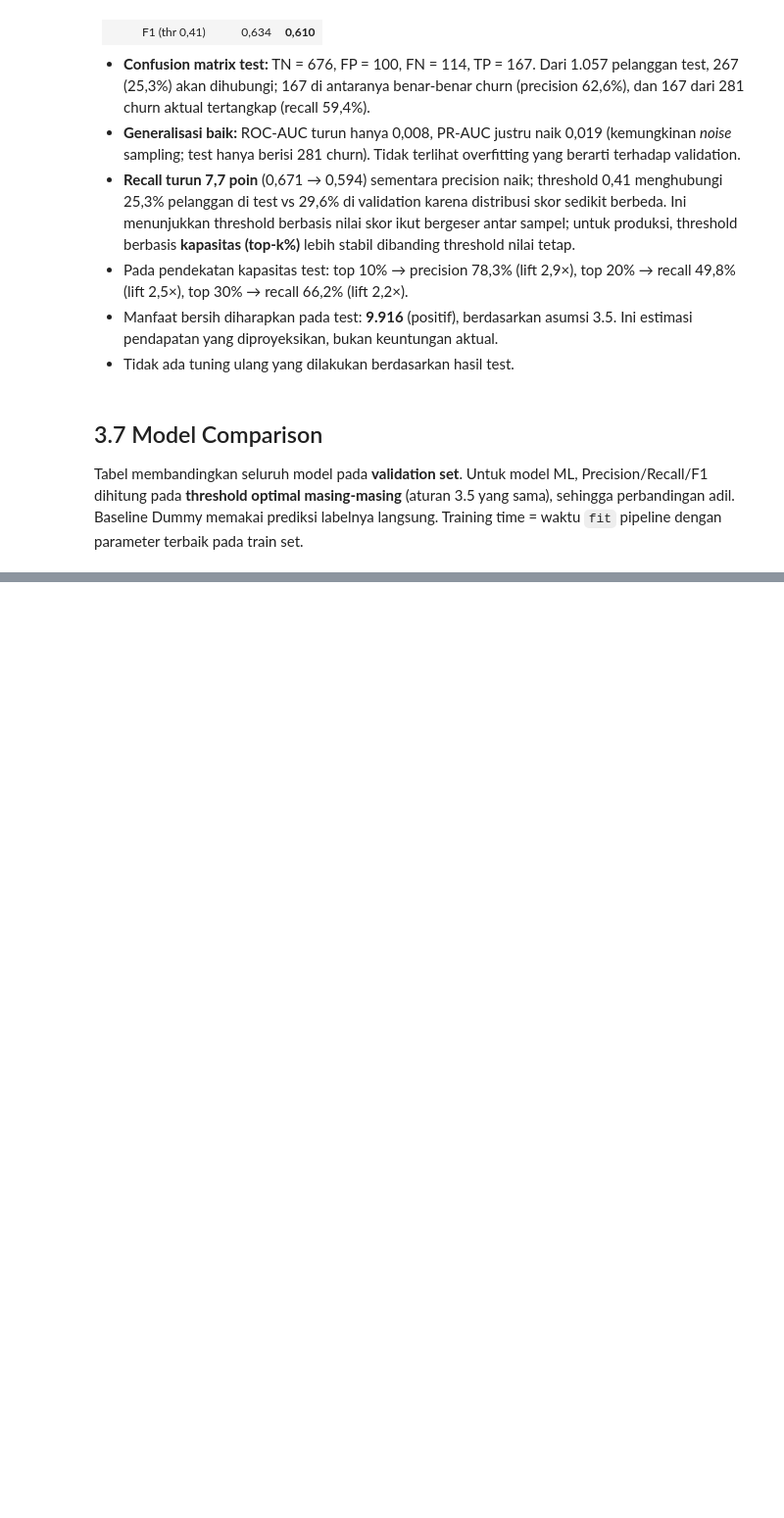
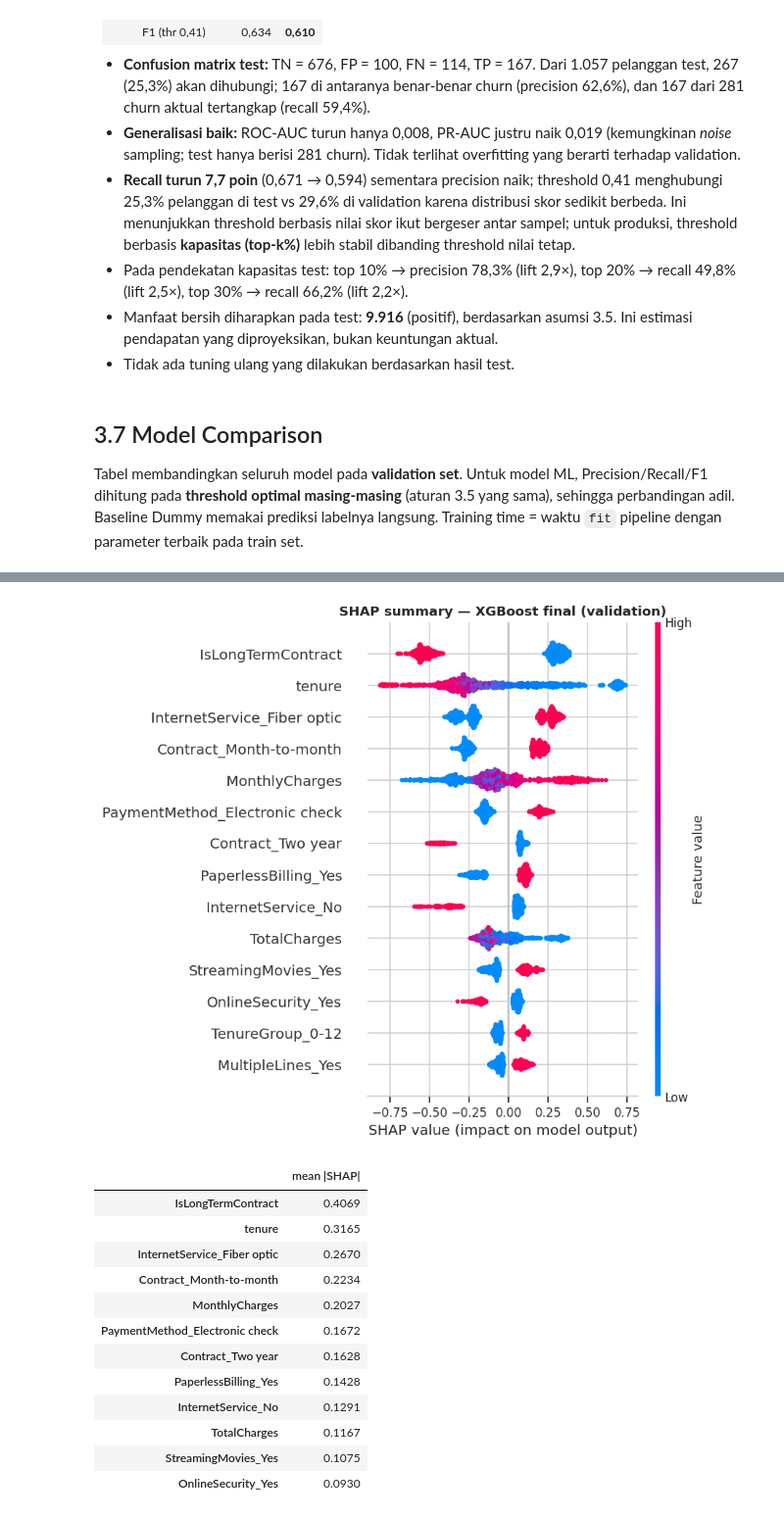
Before and after one commit to arielsharonferdinandus/Telco_Customer_Churn_Prediction, a Jupyter notebook: Telco_Churn_Notebook.ipynb, the cells around one changed output, grey strips where cells are left out. Shown at 98% size. Cells and saved outputs as stored; diff of their text form; code cells hidden in the pictures; blank space fills up the shorter version.

```diff
--- a/Telco_Churn_Notebook.ipynb
+++ b/Telco_Churn_Notebook.ipynb
@@ -1265,0 +1466,25 @@ Evaluasi akhir model final pada TEST set:
+# %%
+import shap
+prep_f = final_pipe.named_steps['prep']; model_f = final_pipe.named_steps['model']
+Xv_t = prep_f.transform(Xva)
+explainer = shap.TreeExplainer(model_f)
+sv = explainer.shap_values(Xv_t)
+sv = sv[1] if isinstance(sv, list) else sv
+plt.figure(); shap.summary_plot(sv, Xv_t, max_display=14, show=False); plt.title('SHAP summary — XGBoost final (validation)'); plt.tight_layout(); plt.show()
+shap_imp = pd.Series(np.abs(sv).mean(0), index=Xv_t.columns).sort_values(ascending=False)
+display(shap_imp.head(12).round(4).to_frame('mean |SHAP|'))
+# %% [output]
+[figure, added]
+|  | mean |SHAP| |
+| IsLongTermContract | 0.4069 |
+| tenure | 0.3165 |
+| InternetService_Fiber optic | 0.2670 |
+| Contract_Month-to-month | 0.2234 |
+| MonthlyCharges | 0.2027 |
+| PaymentMethod_Electronic check | 0.1672 |
+| Contract_Two year | 0.1628 |
+| PaperlessBilling_Yes | 0.1428 |
+| InternetService_No | 0.1291 |
+| TotalCharges | 0.1167 |
+| StreamingMovies_Yes | 0.1075 |
+| OnlineSecurity_Yes | 0.0930 |
```
Also changed, not shown: parts of 26 cells of this notebook.
